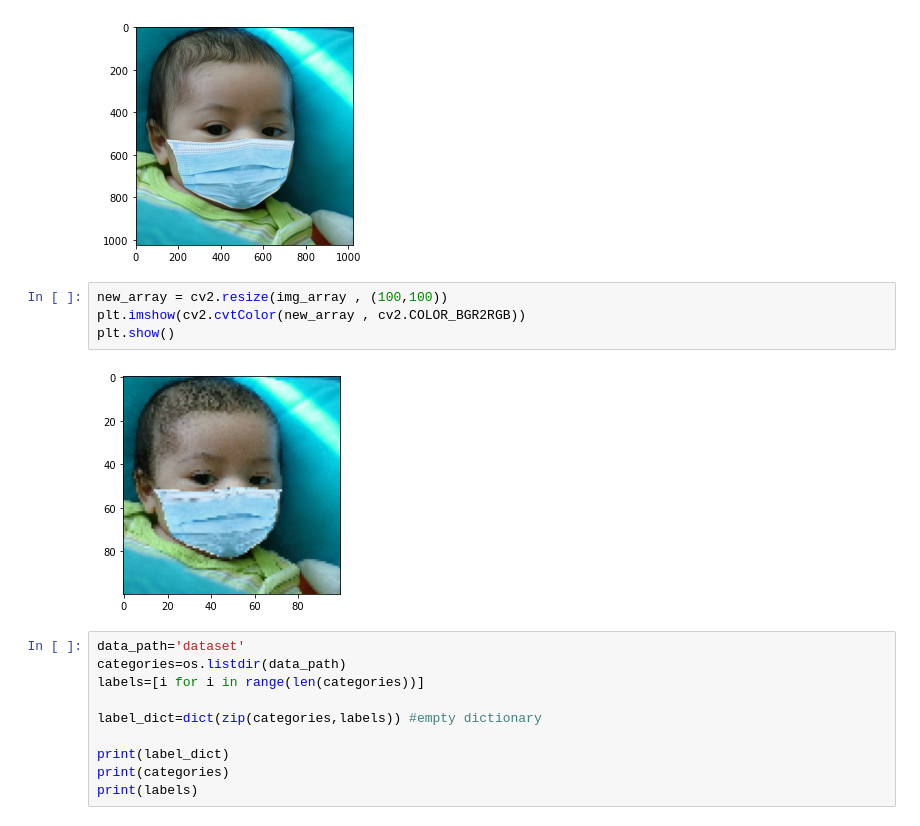
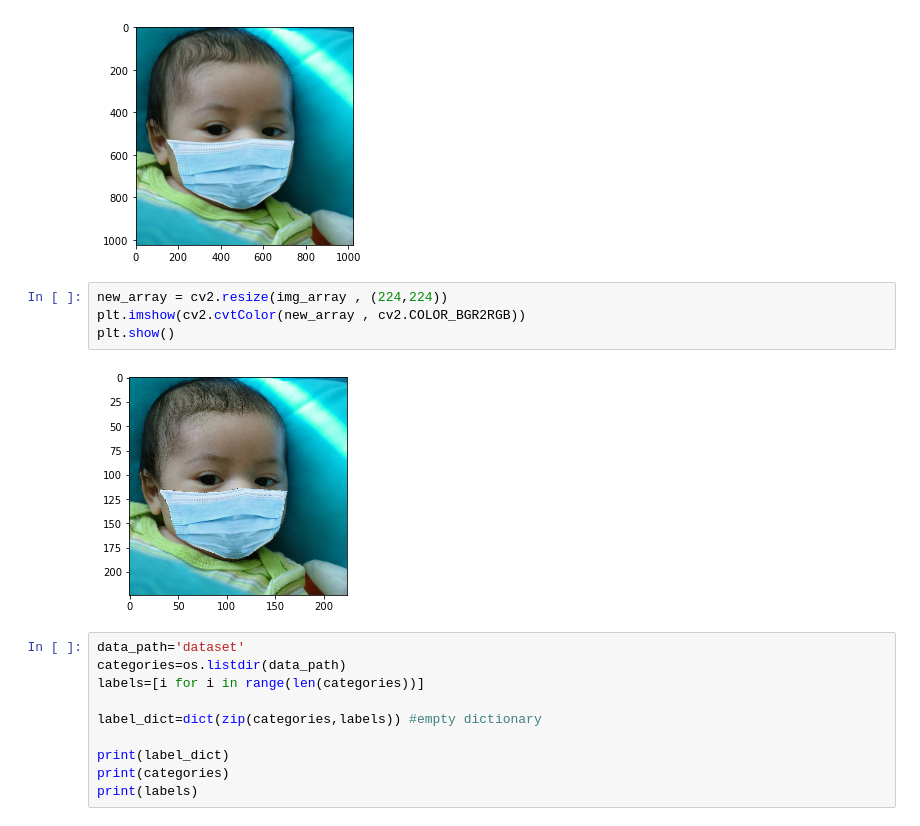
Before and after one commit to varunsharma10/Face-mask-Detector-CNN, a Jupyter notebook: Facemask_Detection.ipynb, the cells around one changed output. Saved outputs shown, nothing was run; the diff lists cells and outputs as text.

```diff
--- a/Facemask_Detection.ipynb
+++ b/Facemask_Detection.ipynb
@@ -28,11 +45,11 @@ for i in Classes:
 # %% [output]
 [figure]
 # %%
-new_array = cv2.resize(img_array , (100,100))
+new_array = cv2.resize(img_array , (224,224))
 plt.imshow(cv2.cvtColor(new_array , cv2.COLOR_BGR2RGB))
 plt.show()
 # %% [output]
-[figure, old version]
+[figure, new version]
 # %%
 data_path='dataset'
 categories=os.listdir(data_path)
```
Also changed, not shown: parts of 32 cells of this notebook, 6 other files.
